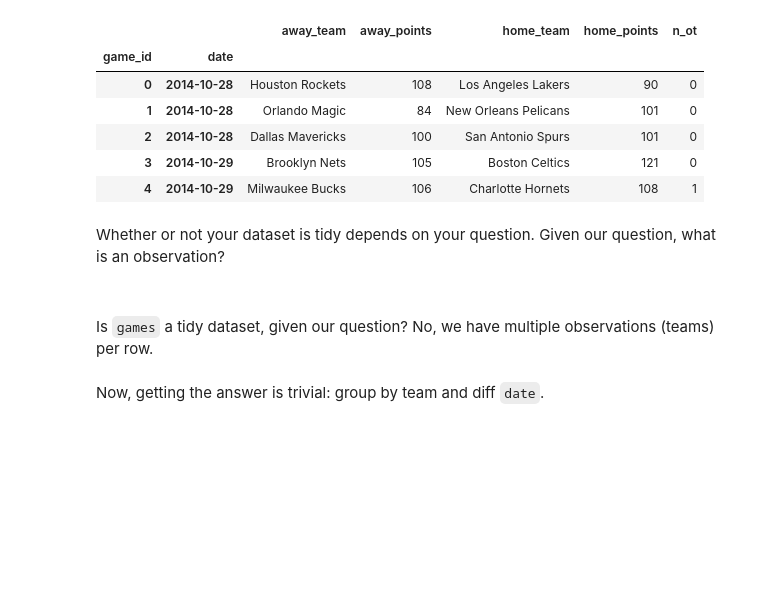
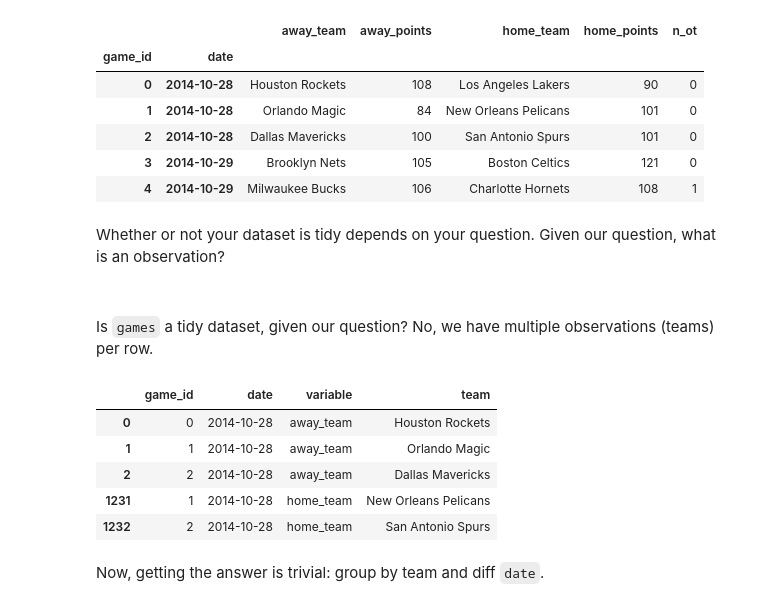
Before and after one commit to TomAugspurger/PyDataSeattle, a Jupyter notebook: notebooks/Tidy Data.ipynb, the cells around one changed output. Saved outputs shown, nothing was run; the diff lists cells and outputs as text; code cells hidden in the pictures; blank space fills up the shorter version.

```diff
--- a/notebooks/Tidy Data.ipynb
+++ b/notebooks/Tidy Data.ipynb
@@ -32,7 +32,7 @@ games.to_csv('data/games.csv', index=False)
 games = pd.read_csv('data/games.csv')
 
 games.columns = ['date', '_', 'away_team', 'away_points', 'home_team', 'home_points', 'n_ot', 'notes']
-games = games.drop(['_', 'notes'], axis=1)
+games = games.drop(['_', 'notes'], axis='columns')
 games['date'] = pd.to_datetime(games.date)
 games['n_ot'] = (games.n_ot.replace((np.nan, 'OT'), ('0', '1'))
                       .str.extract('(\d)')
@@ -57,8 +57,17 @@ Whether or not your dataset is tidy depends on your question. Given our question
 
 Is `games` a tidy dataset, given our question? No, we have multiple observations (teams) per row.
 # %%
-m = pd.melt(games.reset_index().rename(columns={'index': 'game_id'}),
+m = pd.melt(games.reset_index(),
             id_vars=['game_id', 'date'], value_vars=['away_team', 'home_team'],
             value_name='team').sort('date')
+# %%
+m.head()
+# %% [output]
+|  | game_id | date | variable | team |
+| 0 | 0 | 2014-10-28 | away_team | Houston Rockets |
+| 1 | 1 | 2014-10-28 | away_team | Orlando Magic |
+| 2 | 2 | 2014-10-28 | away_team | Dallas Mavericks |
+| 1231 | 1 | 2014-10-28 | home_team | New Orleans Pelicans |
+| 1232 | 2 | 2014-10-28 | home_team | San Antonio Spurs |
 # %% [markdown]
 Now, getting the answer is trivial: group by team and diff `date`.
```
Also changed, not shown: parts of 1 cell of this notebook, 6 other files.
